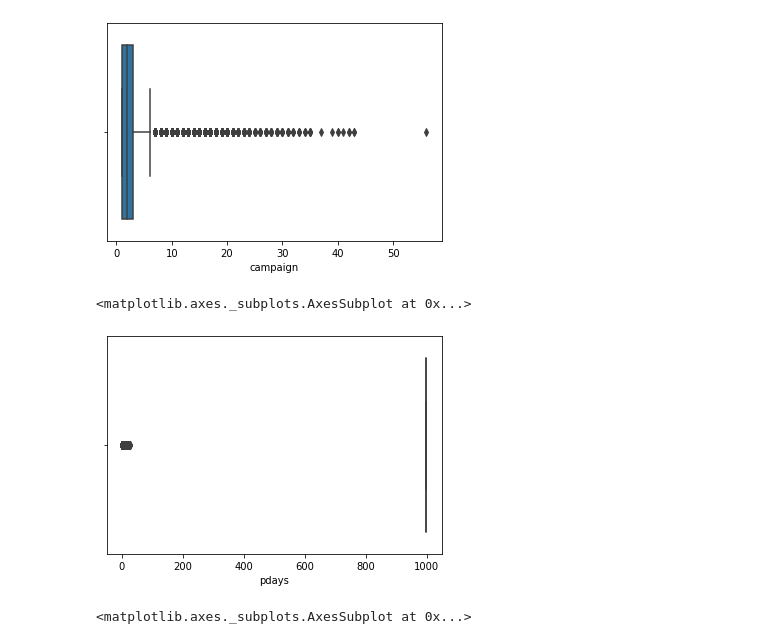
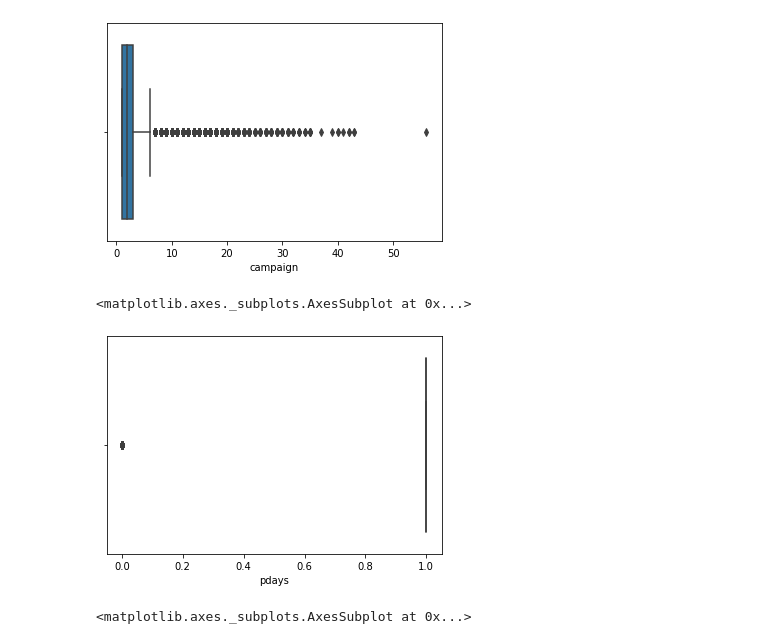
Before and after one commit to AmeeAyco/BANK-DATA-MARKETING-, a Jupyter notebook: MAN_203_S1.ipynb, the cells around one changed output. Cells and saved outputs as stored; diff of their text form; code cells hidden in the pictures.

```diff
--- a/MAN_203_S1.ipynb
+++ b/MAN_203_S1.ipynb
@@ -217,10 +231,10 @@ sns.boxplot(df_Bank_Data["campaign"])
 <matplotlib.axes._subplots.AxesSubplot at 0x...>
 [figure]
 # %%
-sns.boxplot(df_Bank_Data["pdays"])
+sns.boxplot(df_Bank_Data["pdays"]== 999)
 # %% [output]
 <matplotlib.axes._subplots.AxesSubplot at 0x...>
-[figure, old version]
+[figure, new version]
 # %%
 sns.boxplot(df_Bank_Data["previous"])
 # %% [output]
```
Also changed, not shown: parts of 5 cells of this notebook.
